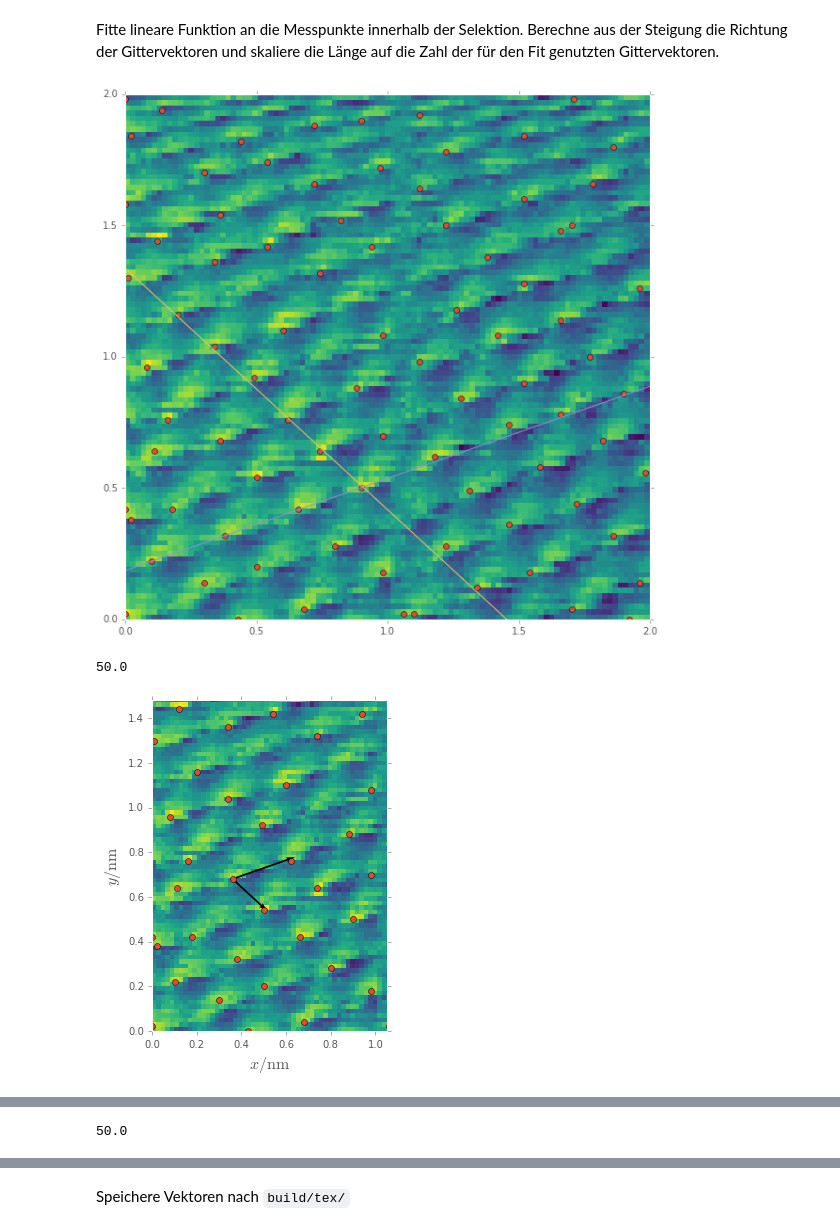
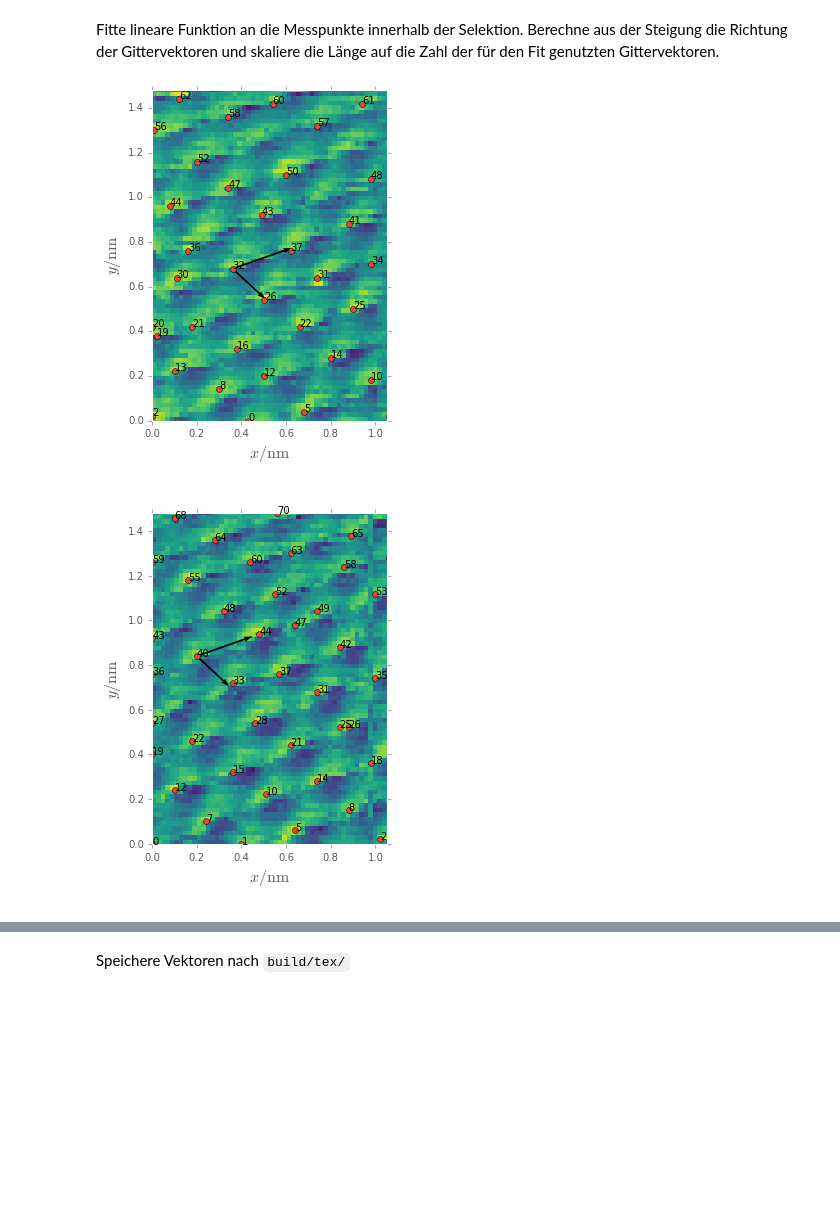
Before and after one commit to bixel/FP14, a Jupyter notebook: STM_Rastertunnelmikroskopie/analysis.ipynb, the cells around one changed output, grey strips where cells are left out. Saved outputs shown, nothing was run; the diff lists cells and outputs as text; code cells hidden in the pictures; blank space fills up the shorter version.

Commit message:
Use correct angles

```diff
--- a/STM_Rastertunnelmikroskopie/analysis.ipynb
+++ b/STM_Rastertunnelmikroskopie/analysis.ipynb
@@ -81,5 +107,5 @@ for i, obj in enumerate(data):
     plt.ylabel(r'$y / \mathrm{nm}$', fontsize=16)
     plt.axis('equal')
     plt.savefig('build/plots/{}.pdf'.format(obj['title'].replace(' ', '_')))
-    plt.show()
+    plt.clf()
 # %% [output]
@@ -90,15 +117,0 @@ for i, obj in enumerate(data):
-# %%
-plt.figure(figsize=(10, 10))
-for i, obj in enumerate(data):
-    ax = plt.subplot(220 + i + 1, aspect='equal')
-    if(obj['dim'].size > 200):
-        plt.imshow(obj['data'], origin='lower')
-        plt.grid(b=False)
-    else:
-        plt.pcolormesh(obj['dim'], obj['dim'], obj['data'])
-    plt.title(obj['title'])
-    plt.xlabel(r'$x / \mathrm{nm}$', fontsize=16)
-    plt.ylabel(r'$y / \mathrm{nm}$')
-plt.tight_layout()
-plt.savefig('build/plots/all_plots.pdf')
-plt.show()
@@ -115,10 +126,11 @@ Finde lokale Maxima und Plotte diese
 neighbourhood_size = 12
 threshhold = 1e-11
 
-for data_slice, name in [[data.hopg_down, 'down'], [data.hopg_up, 'up']]:
+for data_slice in data[:4]:
     ds = data_slice['data']
     bounds = data_slice['bounds']
     preselection = data_slice['preselection']
+    name = data_slice['name']
     d_maxima = filters.maximum_filter(ds, neighbourhood_size)
     maxima = (ds == d_maxima)
     d_min = filters.minimum_filter(ds, neighbourhood_size)
@@ -159,71 +173,47 @@ for data_slice, name in [[data.hopg_down, 'down'], [data.hopg_up, 'up']]:
 # %% [markdown]
 Fitte lineare Funktion an die Messpunkte innerhalb der Selektion. Berechne aus der Steigung die Richtung der Gittervektoren und skaliere die Länge auf die Zahl der für den Fit genutzten Gittervektoren.
 # %%
-for data_slice, name in [[data.hopg_down, 'down'], [data.hopg_up, 'up']]:
+for data_slice in data[:4]:
     bounds = data_slice['bounds']
     preselection = data_slice['preselection']
     x, y = data_slice['xy']
     gvs = []
     p = data_slice['anker']
-    try:
-        invert = data_slice['invert-fit']
-    except:
-        invert = False
 
-    plt.figure(figsize=(10, 10))
-    plt.pcolormesh(data_slice['dim'], data_slice['dim'], data_slice['data'])
-    plt.plot(np.array(x), np.array(y), 'o')
     for u, l in bounds:
         selection = (
             (y < linear_func(x, *u))
             & (y > linear_func(x, *l))
             & (np.array(x) < preselection['x'][0])
             & (np.array(y) < preselection['y'][0])
         )
         fit_xs = np.array(x)[selection]
         fit_ys = np.array(y)[selection]
-        plt.plot(fit_xs, fit_ys, '+')
 
-        if invert:
-            a = fit_xs
-            fit_xs = fit_ys
-            fit_ys = a
         coeff, cov = optimize.curve_fit(linear_func, fit_xs, fit_ys)
-        if invert:
-            coeff = [1 / coeff[0], - coeff[1] / coeff[0]]
         errs = np.sqrt(np.diag(cov))
         dx = (np.max(fit_xs) - np.min(fit_xs)) / (len(fit_xs) - 1)
-        if invert:
-            gvs.append([1/coeff[0] * dx, dx])
-        else:
-            gvs.append([dx, coeff[0] * dx])
+        gvs.append([dx, coeff[0] * dx])
         xs = np.linspace(0, 2)
-        plt.plot(xs, linear_func(xs, *coeff))
-        plt.xlim(0, 2)
-        plt.ylim(0, 2)
-    plt.show()
 
     gvs = np.array(gvs)
     data_slice['gvs'] = gvs
 
     data_scale = len(data_slice['dim']) / np.max(data_slice['dim'])
-    print(data_scale)
     plt.figure(figsize=(preselection['x'][0] * 4, preselection['y'][0] * 4))
+    # plt.figure(figsize=(10, 10))
     plt.pcolormesh(data_slice['dim'], data_slice['dim'], data_slice['data'])
     plt.plot(np.array(x), np.array(y), 'o')
-    plt.quiver(x[p], y[p], gvs[:,0], gvs[:,1], scale=1)
-    #for i in range(len(gvs)):
-    #    plt.arrow(x[p], y[p], gvs[i][0], gvs[i][1], width=0.01, length_includes_head=True, head_width=0.03, fc='w')
+    plt.quiver(x[p], y[p], gvs[:,0], gvs[:,1], angles='xy', scale=1, scale_units='xy')
     # annotate with indices if neccessary
-    #for i, xy in enumerate(zip(x, y)):
-    #    plt.annotate(i, xy)
+    for i, xy in enumerate(zip(x, y)):
+        plt.annotate(i, xy)
     plt.xlabel(r'$x/\mathrm{nm}$', fontsize=16)
     plt.ylabel(r'$y/\mathrm{nm}$', fontsize=16)
     plt.xlim(0, preselection['x'][0])
     plt.ylim(0, preselection['y'][0])
     plt.savefig('build/plots/hopg_{}_arrows.pdf'.format(name))
     plt.show()
 # %% [output]
-[figure, old version]
+[figure, new version]
-50.0
-[figure, old version]
+[figure, new version]
@@ -231 +220,0 @@ for data_slice, name in [[data.hopg_down, 'down'], [data.hopg_up, 'up']]:
-50.0
```
Also changed, not shown: parts of 7 cells of this notebook.
